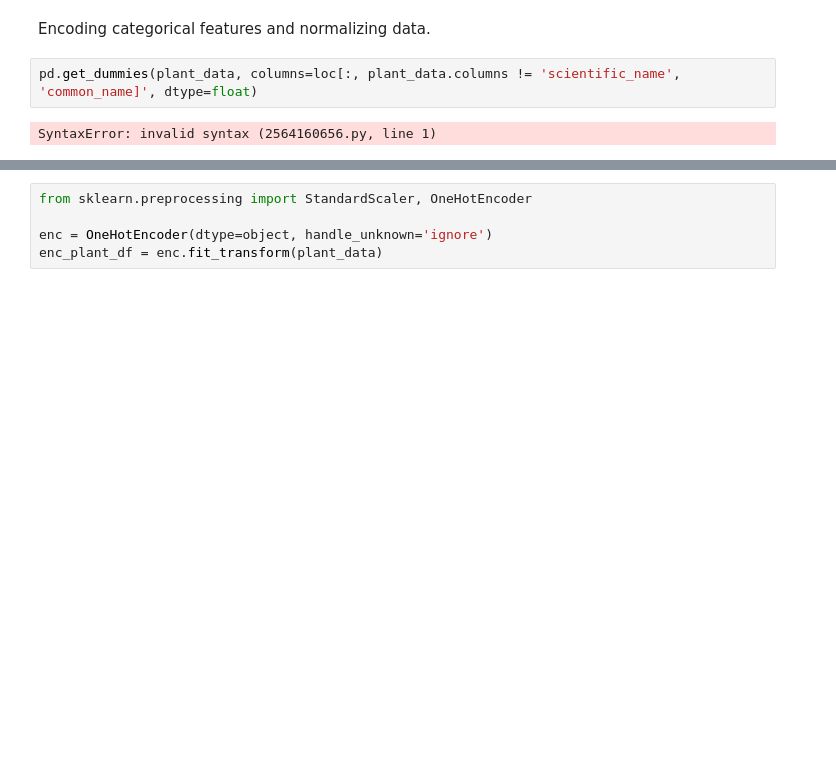
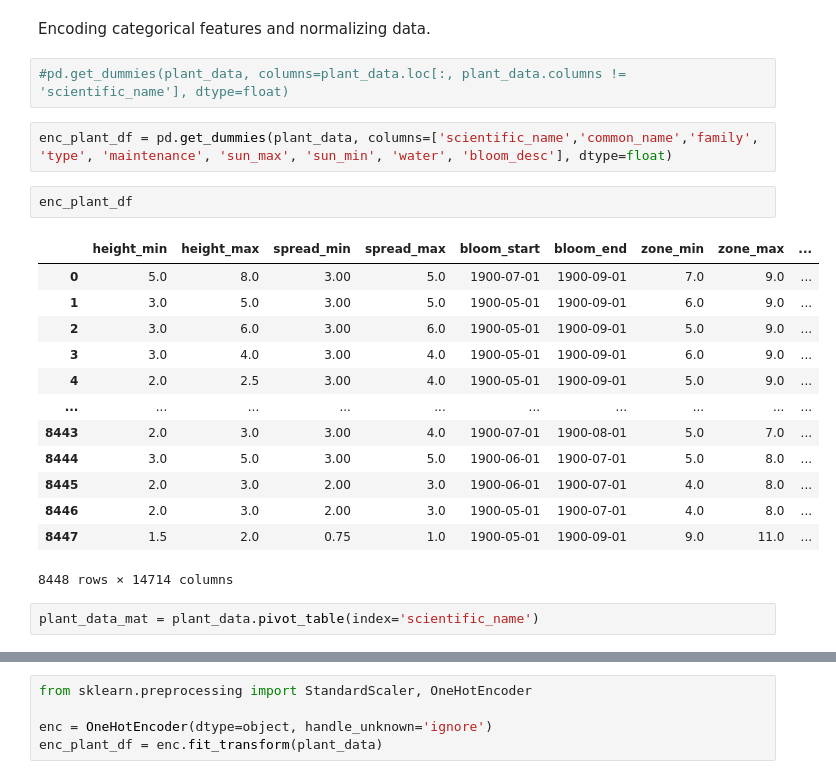
Before and after one commit to jolieleung/ml_finalproject, a Jupyter notebook: plant_data_rec_eng.ipynb, the cells around one changed output, grey strips where cells are left out. Cells and saved outputs as stored; diff of their text form; blank space fills up the shorter version.

Commit message:
pivot table

```diff
--- a/plant_data_rec_eng.ipynb
+++ b/plant_data_rec_eng.ipynb
@@ -146,6 +146,24 @@ dtype: object
 # %% [markdown]
 Encoding categorical features and normalizing data.
 # %%
-pd.get_dummies(plant_data, columns=loc[:, plant_data.columns != 'scientific_name', 'common_name]', dtype=float)
+#pd.get_dummies(plant_data, columns=plant_data.loc[:, plant_data.columns != 'scientific_name'], dtype=float)
-# %% [output]
-SyntaxError: invalid syntax (2564160656.py, line 1)
+# %%
+enc_plant_df = pd.get_dummies(plant_data, columns=['scientific_name','common_name','family', 'type', 'maintenance', 'sun_max', 'sun_min', 'water', 'bloom_desc'], dtype=float)
+# %%
+enc_plant_df
+# %% [output]
+|  | height_min | height_max | spread_min | spread_max | bloom_start | bloom_end | zone_min | zone_max | ... |
+| 0 | 5.0 | 8.0 | 3.00 | 5.0 | 1900-07-01 | 1900-09-01 | 7.0 | 9.0 | ... |
+| 1 | 3.0 | 5.0 | 3.00 | 5.0 | 1900-05-01 | 1900-09-01 | 6.0 | 9.0 | ... |
+| 2 | 3.0 | 6.0 | 3.00 | 6.0 | 1900-05-01 | 1900-09-01 | 5.0 | 9.0 | ... |
+| 3 | 3.0 | 4.0 | 3.00 | 4.0 | 1900-05-01 | 1900-09-01 | 6.0 | 9.0 | ... |
+| 4 | 2.0 | 2.5 | 3.00 | 4.0 | 1900-05-01 | 1900-09-01 | 5.0 | 9.0 | ... |
+| ... | ... | ... | ... | ... | ... | ... | ... | ... | ... |
+| 8443 | 2.0 | 3.0 | 3.00 | 4.0 | 1900-07-01 | 1900-08-01 | 5.0 | 7.0 | ... |
+| 8444 | 3.0 | 5.0 | 3.00 | 5.0 | 1900-06-01 | 1900-07-01 | 5.0 | 8.0 | ... |
+| 8445 | 2.0 | 3.0 | 2.00 | 3.0 | 1900-06-01 | 1900-07-01 | 4.0 | 8.0 | ... |
+| 8446 | 2.0 | 3.0 | 2.00 | 3.0 | 1900-05-01 | 1900-07-01 | 4.0 | 8.0 | ... |
+| 8447 | 1.5 | 2.0 | 0.75 | 1.0 | 1900-05-01 | 1900-09-01 | 9.0 | 11.0 | ... |
+8448 rows × 14714 columns
+# %%
+plant_data_mat = plant_data.pivot_table(index='scientific_name')
```
Also changed, not shown: parts of 7 cells of this notebook.
